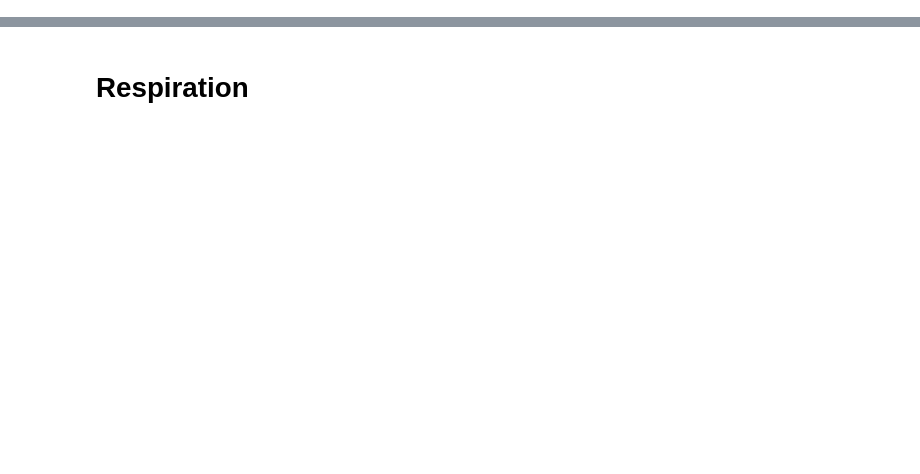
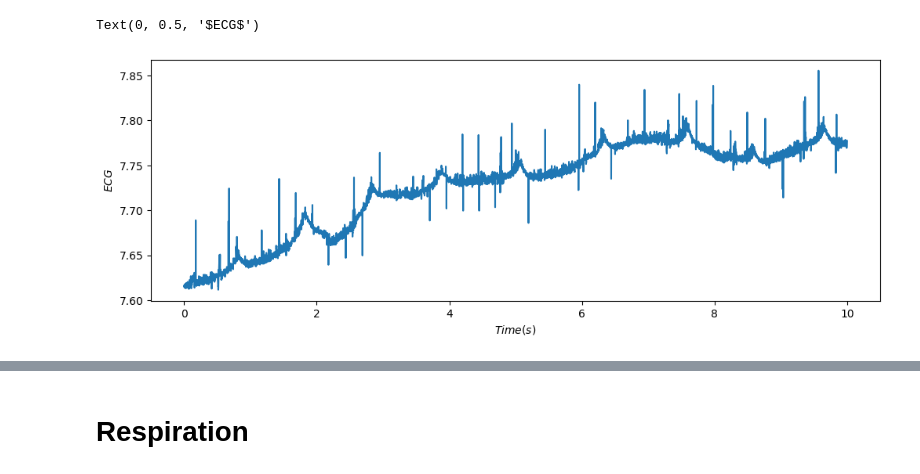
Before and after one commit to aacudad/EPO4-C2, a Jupyter notebook: get_samples.ipynb, the cells around one changed output, grey strips where cells are left out. Cells and saved outputs as stored; diff of their text form; code cells hidden in the pictures; blank space fills up the shorter version.

```diff
--- a/get_samples.ipynb
+++ b/get_samples.ipynb
@@ -121,3 +124,31 @@ def get_samples(label):
 
     file = "out_" + str(label) + ".csv"
     write_to_csv(df, file)
+# %%
+subject = "S3"
+fs=700
+label = 1
+signal = get_data(subject)
+labels = signal.get_labels()
+chest_data_dict = signal.get_chest_data()
+
+baseline = np.asarray([idx for idx,val in enumerate(labels) if val == label])
+
+eda_base=chest_data_dict['EDA'][baseline,0]
+
+# indexes = np.arange(0,len(baseline)-7000,1)
+
+# index = random.choice(indexes)
+
+# cut a smaller window
+eda=eda_base[10000:10000+ 10*fs]
+t=np.arange(0,eda.size*(1/fs),(1/fs))
+t=t[:eda.size]
+
+plt.figure(figsize=(12,4))
+plt.plot(t,eda)
+plt.xlabel('$Time (s)$')
+plt.ylabel('$ECG$')
+# %% [output]
+Text(0, 0.5, '$ECG$')
+[figure, added]
```
Also changed, not shown: parts of 4 cells of this notebook, 2 other files.
